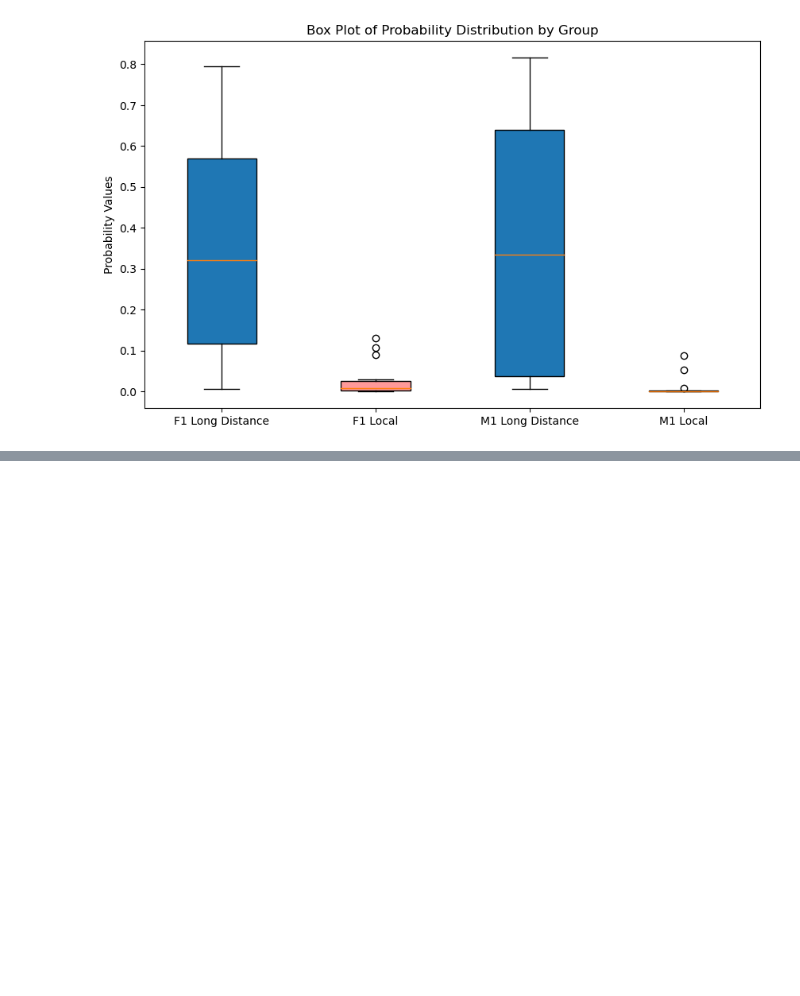
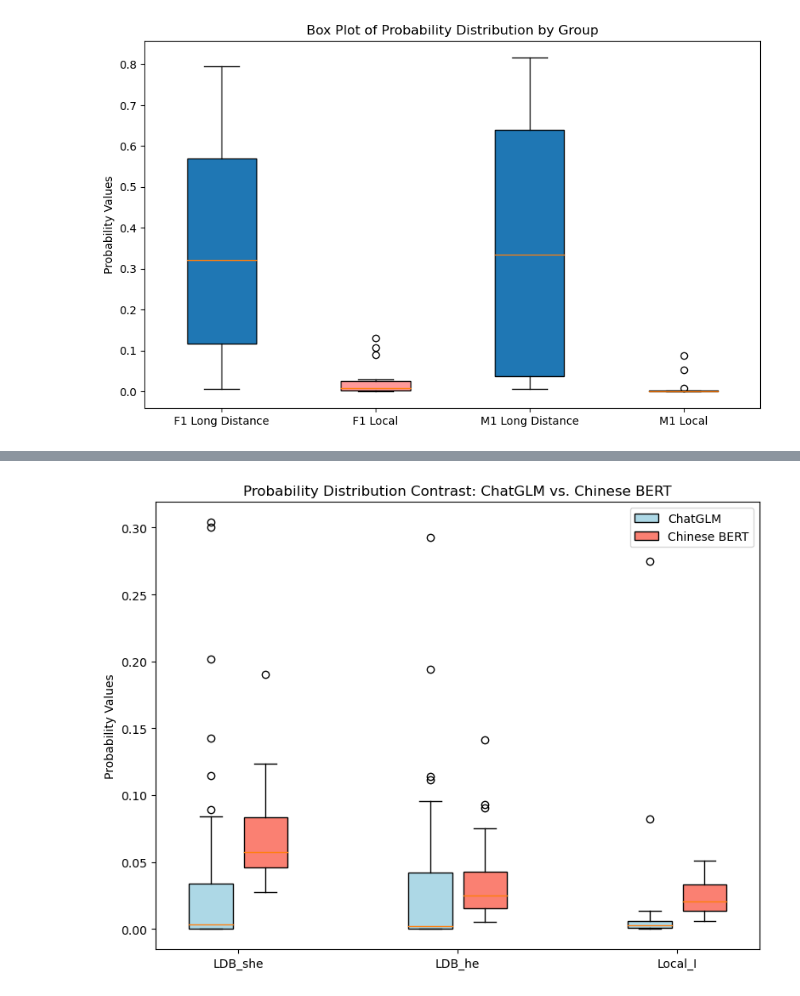
Before and after one commit to xiulinyang/zh-reflexive, a Jupyter notebook: visualize.ipynb, the cells around one changed output, grey strips where cells are left out. Cells and saved outputs as stored; diff of their text form; code cells hidden in the pictures; blank space fills up the shorter version.

```diff
--- a/visualize.ipynb
+++ b/visualize.ipynb
@@ -52,0 +91,30 @@ plt.show()
+# %%
+data = [her, bert_her, him, bert_him, me, bert_me]
+
+# Simplified labels for the x-axis
+labels = ['LDB_she', 'LDB_he', 'Local_I']
+
+# Creating the boxplot
+fig, ax = plt.subplots(figsize=(8, 6))
+positions = [1, 1.5, 3, 3.5, 5, 5.5]  # Positions for each group
+box = ax.boxplot(data, positions=positions, patch_artist=True, widths=0.4)
+
+# Custom color for each box
+colors = ['lightblue', 'salmon']*3
+for patch, color in zip(box['boxes'], colors):
+    patch.set_facecolor(color)
+
+# Simplifying x-axis labels by removing 'BERT_' and adding legend
+ax.set_xticks([1.25, 3.25, 5.25])  # Positioning category labels in the middle of each group pair
+ax.set_xticklabels(labels)
+ax.legend([box['boxes'][0], box['boxes'][1]], ['ChatGLM', 'Chinese BERT'], loc='upper right')
+
+# Adding titles and labels
+plt.title('Probability Distribution Contrast: ChatGLM vs. Chinese BERT')
+plt.ylabel('Probability Values')
+
+# Display the plot
+plt.tight_layout()  # Adjust layout to not cut off labels
+plt.show()
+# %% [output]
+[figure, added]
```
Also changed, not shown: parts of 4 cells of this notebook, 3 other files.
